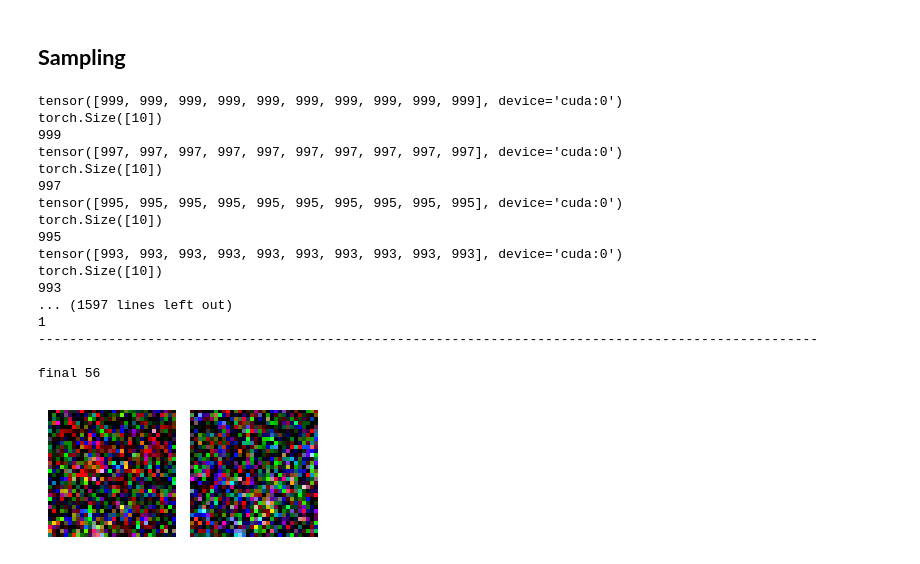
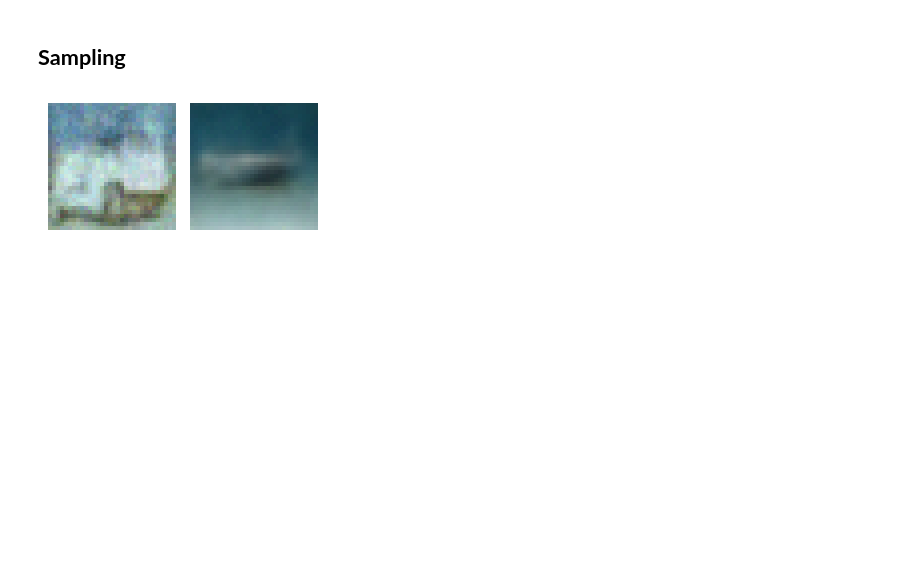
Before and after one commit to goodyoung/myMLstudy, a Jupyter notebook: DL Implement/Diffusion/DDPM/study_ddim.ipynb, the cells around one changed output. Saved outputs shown, nothing was run; the diff lists cells and outputs as text; code cells hidden in the pictures; blank space fills up the shorter version.

```diff
--- a/DL Implement/Diffusion/DDPM/study_ddim.ipynb
+++ b/DL Implement/Diffusion/DDPM/study_ddim.ipynb
@@ -404,44 +425,27 @@ optim = torch.optim.Adam(model.parameters(), lr=2e-4)
 # %% [markdown]
 ## **Sampling**
 # %%
-checkpoint_path = "weights/ddpm-model-epoch-100.pth"
+checkpoint_path = "weights/ddpm-1-model-epoch-200.pth"
 # state_dict 로드
 state_dict = torch.load(checkpoint_path, weights_only=True, map_location=device)
 model.load_state_dict(state_dict)
 model.eval()
 
 # 샘플링 수행
 with torch.no_grad():
     # 샘플링 시작점 (가우시안 노이즈)
     x_T = torch.randn(10, 3, 32, 32).to(device)
 
     # 모델로부터 x_0 생성
-    x_0 = sample(model, x_T, step_size = 2)
+    x_0 = sample(model, x_T, n = 5)
 
     #    여기서는 B=10 개 중 2개만 확인 예시
     x_0 = x_0.permute(0, 2, 3, 1).clamp(0, 1).detach().cpu().numpy() * 255 #    x_0: (B, C, H, W) -> (B, H, W, C)
     fig, axes = plt.subplots(nrows=1, ncols=2, figsize=(3, 3))  # 1행 2열
     for i in range(2):
         axes[i].imshow(x_0[i].astype(np.uint8))
         axes[i].axis('off')
     plt.tight_layout()
     plt.show()
 # %% [output]
-tensor([999, 999, 999, 999, 999, 999, 999, 999, 999, 999], device='cuda:0')
-torch.Size([10])
-999
-tensor([997, 997, 997, 997, 997, 997, 997, 997, 997, 997], device='cuda:0')
-torch.Size([10])
-997
-tensor([995, 995, 995, 995, 995, 995, 995, 995, 995, 995], device='cuda:0')
-torch.Size([10])
-995
-tensor([993, 993, 993, 993, 993, 993, 993, 993, 993, 993], device='cuda:0')
-torch.Size([10])
-993
-... (1597 lines left out)
-1
-----------------------------------------------------------------------------------------------------
-
-final 56
-[figure, old version]
+[figure, new version]
```
Also changed, not shown: parts of 3 cells of this notebook.
